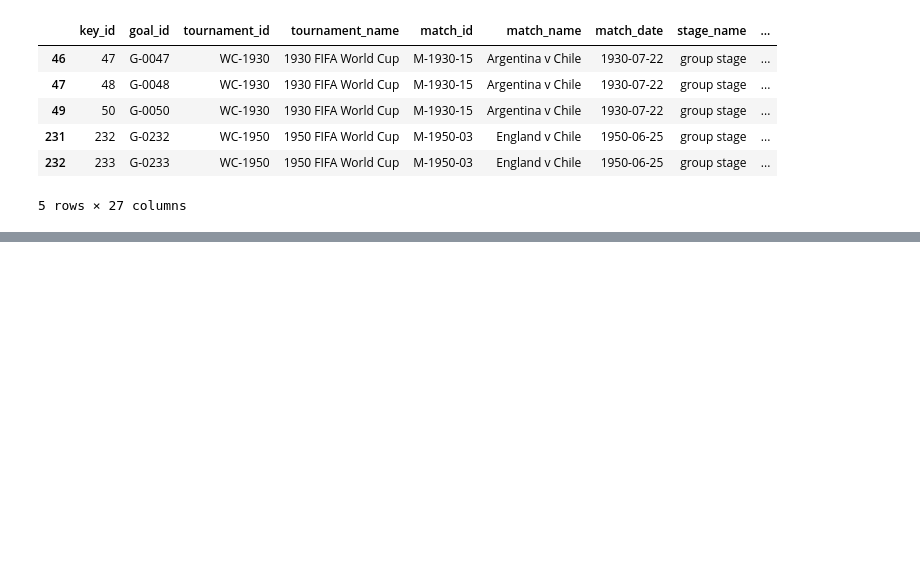
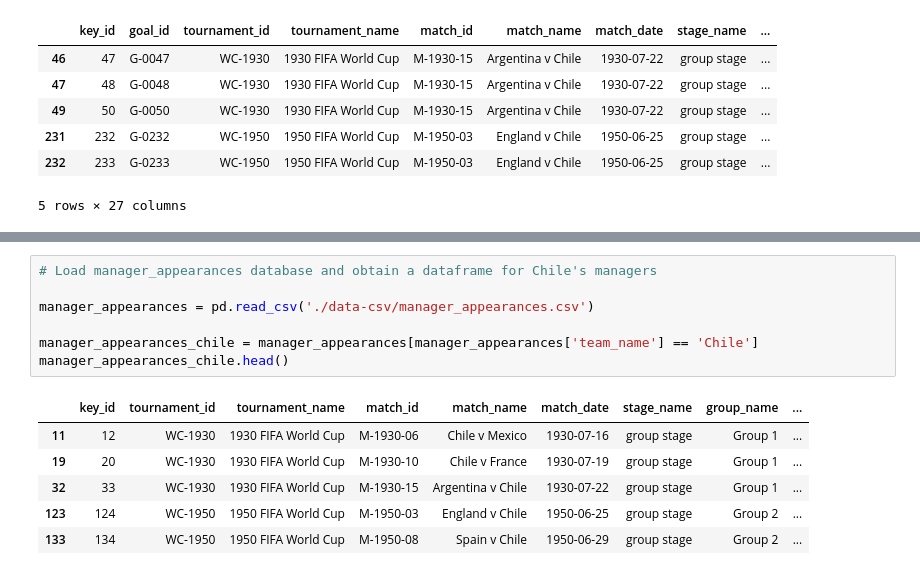
Before and after one commit to Claudio-AhumadaL/Chile_in_the_FIFA_WC, a Jupyter notebook: Chile_FIFA_WC.ipynb, the cells around one changed output, grey strips where cells are left out. Drawn from its saved outputs; the diff is of its cells as text; blank space fills up the shorter version.

```diff
--- a/Chile_FIFA_WC.ipynb
+++ b/Chile_FIFA_WC.ipynb
@@ -63,0 +78,14 @@ goals_to_chile = goals[mask]
+# %%
+# Load manager_appearances database and obtain a dataframe for Chile's managers
+
+manager_appearances = pd.read_csv('./data-csv/manager_appearances.csv')
+
+manager_appearances_chile = manager_appearances[manager_appearances['team_name'] == 'Chile']
+manager_appearances_chile.head()
+# %% [output]
+|  | key_id | tournament_id | tournament_name | match_id | match_name | match_date | stage_name | group_name | ... |
+| 11 | 12 | WC-1930 | 1930 FIFA World Cup | M-1930-06 | Chile v Mexico | 1930-07-16 | group stage | Group 1 | ... |
+| 19 | 20 | WC-1930 | 1930 FIFA World Cup | M-1930-10 | Chile v France | 1930-07-19 | group stage | Group 1 | ... |
+| 32 | 33 | WC-1930 | 1930 FIFA World Cup | M-1930-15 | Argentina v Chile | 1930-07-22 | group stage | Group 1 | ... |
+| 123 | 124 | WC-1950 | 1950 FIFA World Cup | M-1950-03 | England v Chile | 1950-06-25 | group stage | Group 2 | ... |
+| 133 | 134 | WC-1950 | 1950 FIFA World Cup | M-1950-08 | Spain v Chile | 1950-06-29 | group stage | Group 2 | ... |
```
Also changed, not shown: parts of 1 cell of this notebook.
